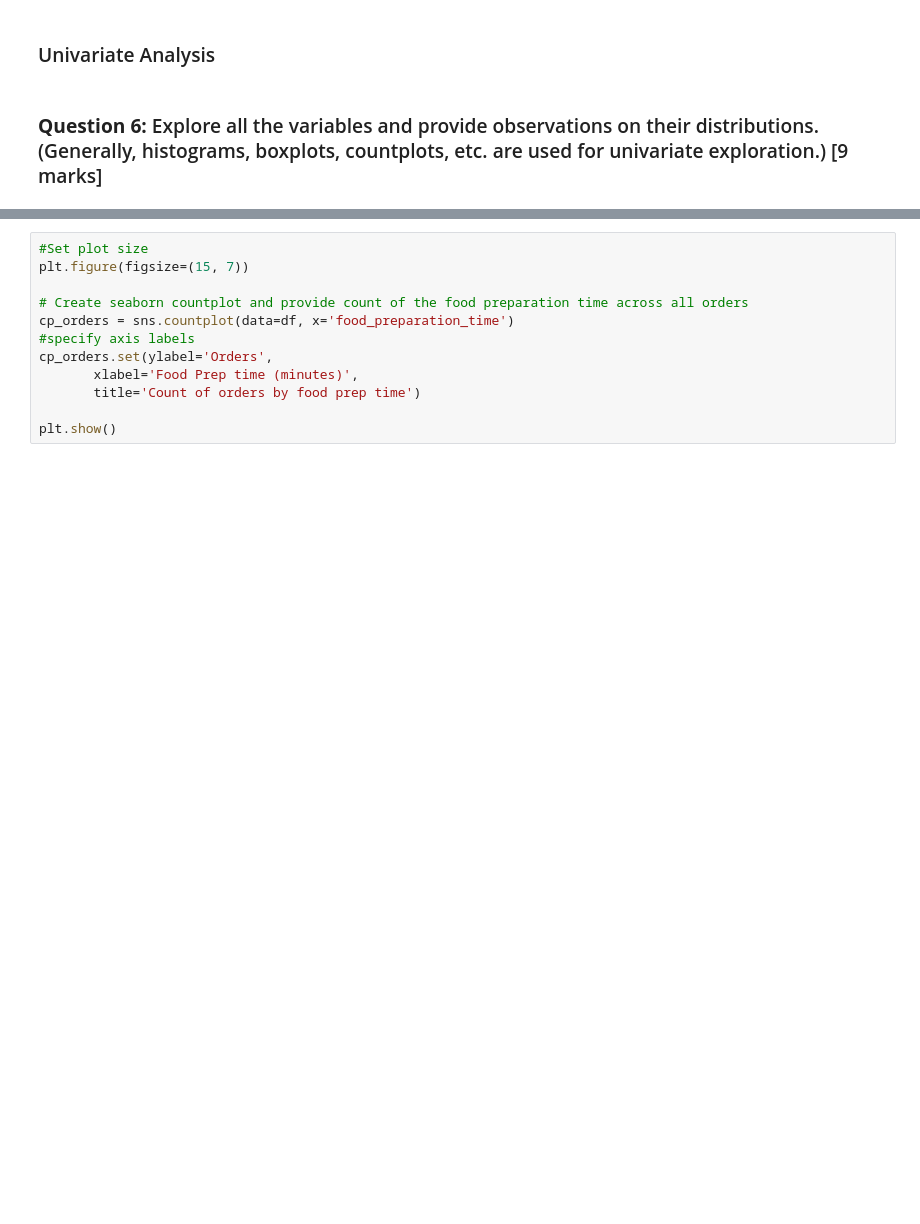
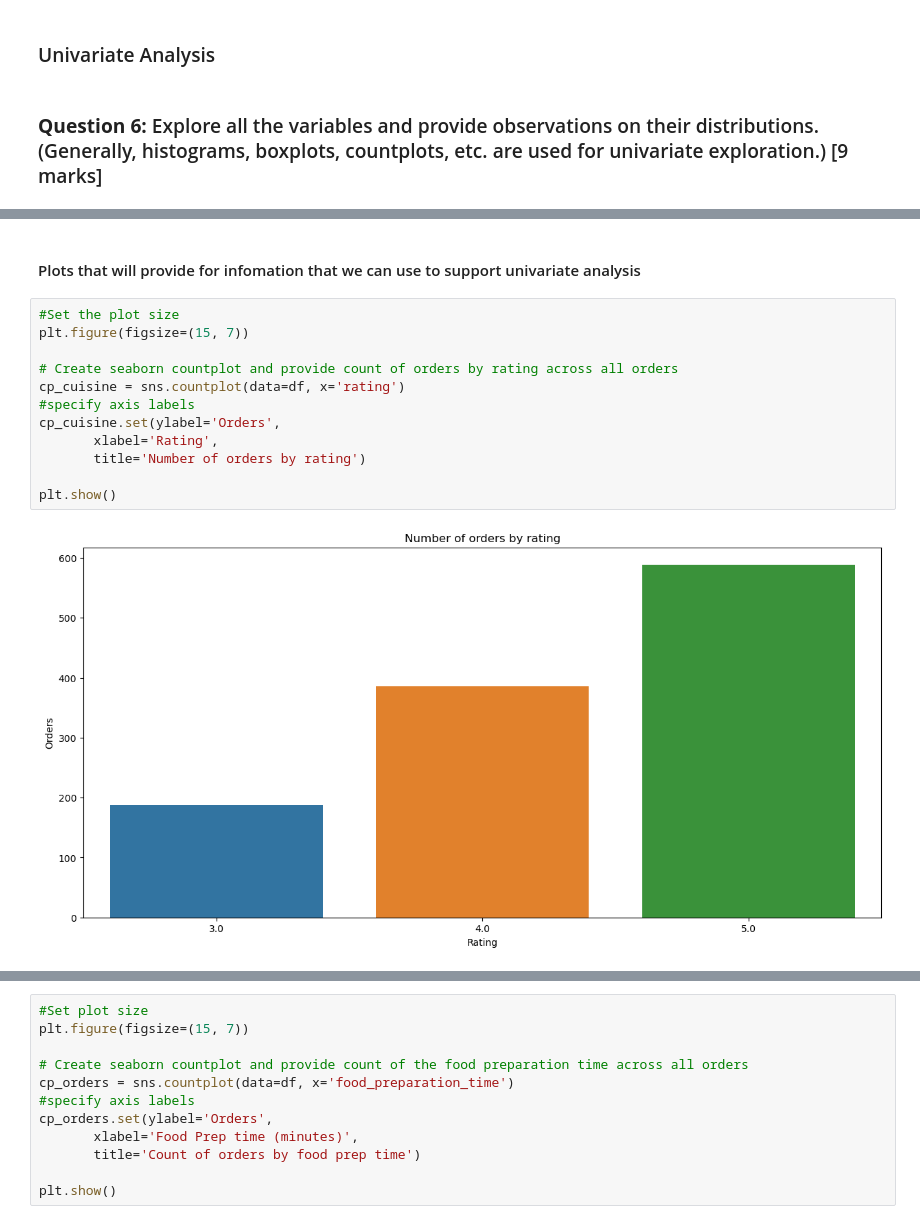
Before and after one commit to Drew75austin/FoodhubProject, a Jupyter notebook: PYF_Project_LearnerNotebook_FullCode.ipynb, the cells around one changed output, grey strips where cells are left out. Drawn from its saved outputs; the diff is of its cells as text; blank space fills up the shorter version.

```diff
--- a/PYF_Project_LearnerNotebook_FullCode.ipynb
+++ b/PYF_Project_LearnerNotebook_FullCode.ipynb
@@ -178,0 +264,16 @@ df['rating'].isnull().sum()
+# %% [markdown]
+ #### Plots that will provide for infomation that we can use to support univariate analysis
+# %%
+#Set the plot size
+plt.figure(figsize=(15, 7))
+
+# Create seaborn countplot and provide count of orders by rating across all orders
+cp_cuisine = sns.countplot(data=df, x='rating')
+#specify axis labels
+cp_cuisine.set(ylabel='Orders',
+       xlabel='Rating',
+       title='Number of orders by rating')
+
+plt.show()
+# %% [output]
+[figure, added]
```
Also changed, not shown: parts of 19 cells of this notebook.
